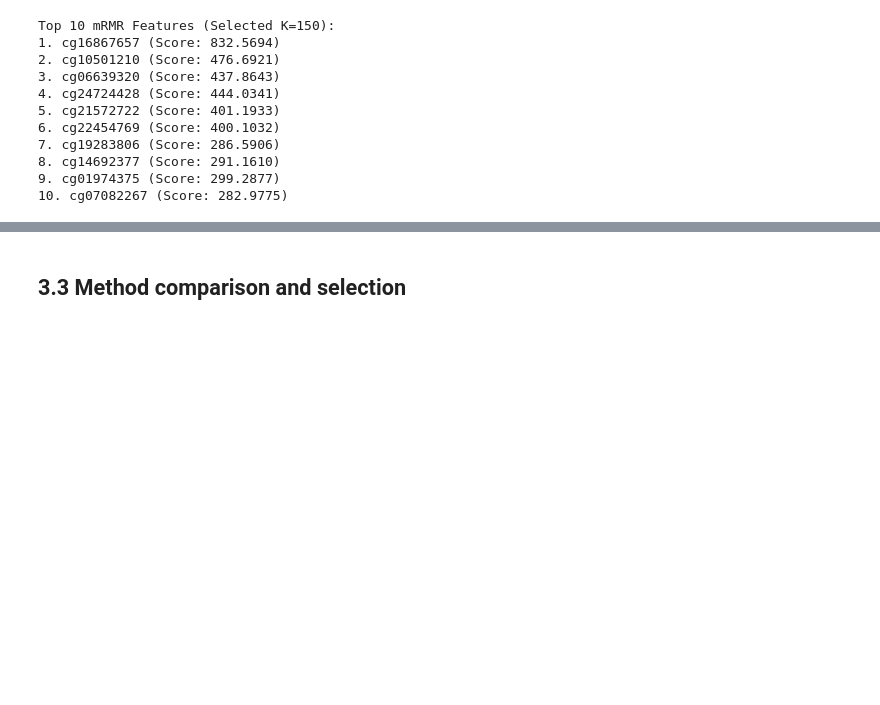
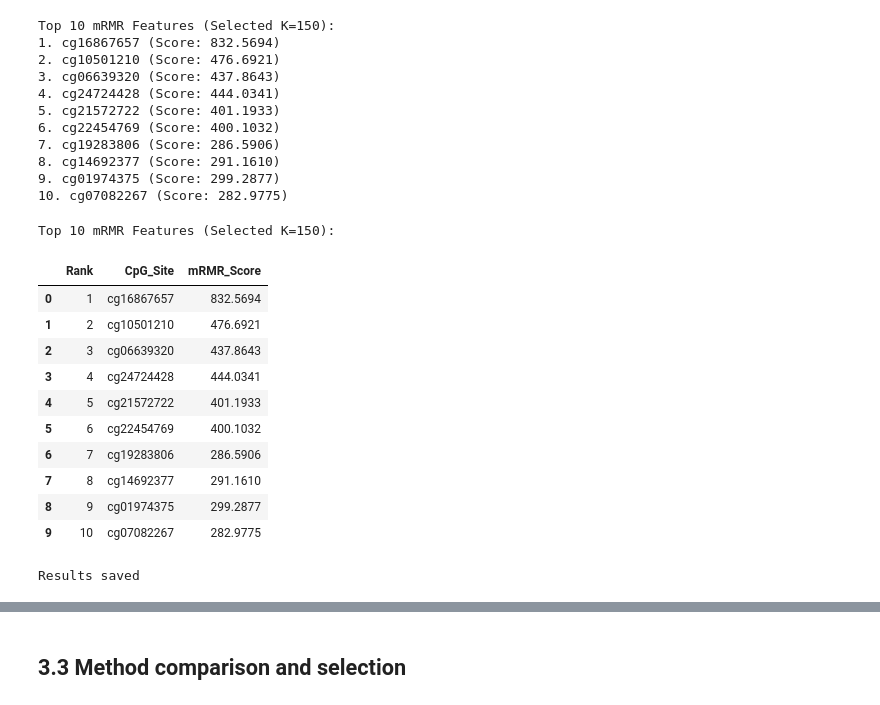
Before and after one commit to despoinaliassa-web/assignment_project, a Jupyter notebook: notebooks/model_analysis.ipynb, the cells around one changed output, grey strips where cells are left out. Cells and saved outputs as stored; diff of their text form; code cells hidden in the pictures; blank space fills up the shorter version.

```diff
--- a/notebooks/model_analysis.ipynb
+++ b/notebooks/model_analysis.ipynb
@@ -469,4 +422,40 @@ Top 10 mRMR Features (Selected K=150):
 8. cg14692377 (Score: 291.1610)
 9. cg01974375 (Score: 299.2877)
 10. cg07082267 (Score: 282.9775)
+# %%
+mRMR_dt = [
+    {"Rank": 1, "CpG_Site": "cg16867657", "mRMR_Score": 832.5694},
+    {"Rank": 2, "CpG_Site": "cg10501210", "mRMR_Score": 476.6921},
+    {"Rank": 3, "CpG_Site": "cg06639320", "mRMR_Score": 437.8643},
+    {"Rank": 4, "CpG_Site": "cg24724428", "mRMR_Score": 444.0341},
+    {"Rank": 5, "CpG_Site": "cg21572722", "mRMR_Score": 401.1933},
+    {"Rank": 6, "CpG_Site": "cg22454769", "mRMR_Score": 400.1032},
+    {"Rank": 7, "CpG_Site": "cg19283806", "mRMR_Score": 286.5906},
+    {"Rank": 8, "CpG_Site": "cg14692377", "mRMR_Score": 291.1610},
+    {"Rank": 9, "CpG_Site": "cg01974375", "mRMR_Score": 299.2877},
+    {"Rank": 10, "CpG_Site": "cg07082267", "mRMR_Score": 282.9775}
+]
+
+df_top_cpgs = pd.DataFrame(mRMR_dt)
+
+print("Top 10 mRMR Features (Selected K=150):")
+display(df_top_cpgs)
+
+# Save resultsto  directory
+df_top_cpgs.to_csv("../results/mRMR_features.csv", index=False)
+print("Results saved")
+# %% [output]
+Top 10 mRMR Features (Selected K=150):
+|  | Rank | CpG_Site | mRMR_Score |
+| 0 | 1 | cg16867657 | 832.5694 |
+| 1 | 2 | cg10501210 | 476.6921 |
+| 2 | 3 | cg06639320 | 437.8643 |
+| 3 | 4 | cg24724428 | 444.0341 |
+| 4 | 5 | cg21572722 | 401.1933 |
+| 5 | 6 | cg22454769 | 400.1032 |
+| 6 | 7 | cg19283806 | 286.5906 |
+| 7 | 8 | cg14692377 | 291.1610 |
+| 8 | 9 | cg01974375 | 299.2877 |
+| 9 | 10 | cg07082267 | 282.9775 |
+Results saved
 # %%
```
Also changed, not shown: parts of 19 cells of this notebook, 9 other files.
